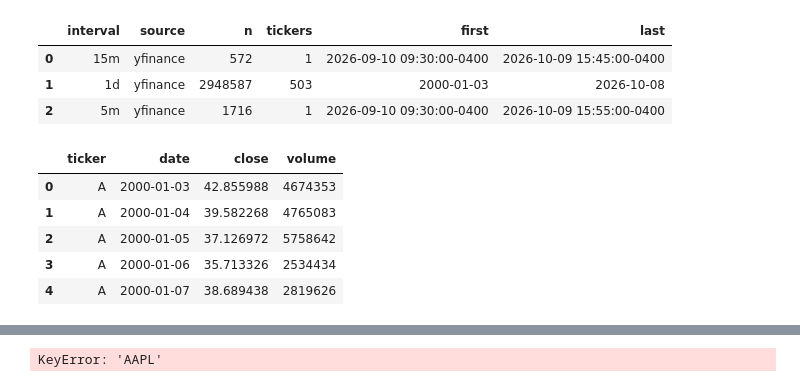
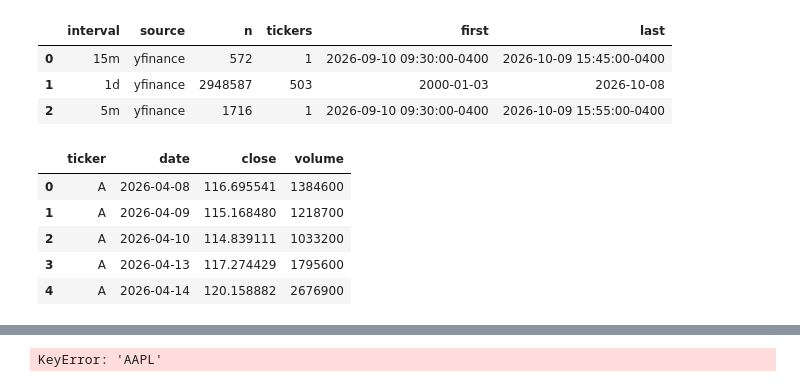
Before and after one commit to mpatelgr/finance-data-pipeline, a Jupyter notebook: notebooks/01_scikit_test.ipynb, the cells around one changed output, grey strips where cells are left out. Saved outputs shown, nothing was run; the diff lists cells and outputs as text; code cells hidden in the pictures.

```diff
--- a/notebooks/01_scikit_test.ipynb
+++ b/notebooks/01_scikit_test.ipynb
@@ -76,5 +145,5 @@ all_tickers = [ticker for tickers in sector_tickers.values() for ticker in ticke
 # %%
-def load_prices(conn, interval="1d", tickers=None, source=None):
+def load_prices(conn, interval="1d", period=None, tickers=None, source=None):
     """Load price history for one bar interval from the database.
 
     Parameters
@@ -84,6 +153,10 @@ def load_prices(conn, interval="1d", tickers=None, source=None):
     interval : str, optional
         Bar interval to select, matching the ``interval`` column.
         Default is ``"1d"``.
+    period : str, pandas.DateOffset, or None, optional
+        If given, keep only the most recent span of data, measured back
+        from the latest date in the table. See ``parse_lookback`` for
+        accepted formats. Default is None (all history).
     tickers : list of str
         Tickers to keep. Case-insensitive.
     source : str or None, optional
@@ -102,42 +175,50 @@ def load_prices(conn, interval="1d", tickers=None, source=None):
         "SELECT ticker, datetime, Close AS close, Volume AS volume "
         "FROM price_history WHERE interval = ?"
     )
     params = [interval]
     if source is not None:
         query += " AND source = ?"
         params.append(source)
 
     df = pd.read_sql(query, conn, params=params)
-    dt = pd.to_datetime(df["datetime"], utc=True)
-    df["date"] = dt.dt.tz_localize(None).dt.normalize()
+    dt = pd.to_datetime(df["datetime"], utc=True).dt.tz_localize(None)
+    intraday = interval.lower().endswith(("m", "h"))
+    df["date"] = dt if intraday else dt.dt.normalize()
     df = df.drop(columns="datetime")
 
-    if tickers:
+    if period is not None:
+        cutoff = df["date"].max() - parse_lookback(period)
+        df = df[df["date"] >= cutoff]
+
+    if tickers is not None:
         wanted = [t.upper() for t in tickers]
         missing = sorted(set(wanted) - set(df["ticker"].str.upper()))
         if missing:
             print(f"Not in database, skipped: {missing}")
         mask = df["ticker"].str.upper().isin(wanted)
         df = df[mask].reset_index(drop=True)
 
     dupes = df.duplicated(["ticker", "date"]).sum()
     if dupes:
         raise ValueError(f"{dupes} duplicate ticker/date rows; filter by source.")
 
     return df.sort_values(["ticker", "date"]).reset_index(drop=True)[
         ["ticker", "date", "close", "volume"]
     ]
 
 
-prices = load_prices(conn, interval="1d", source=None)  # adjust values
+prices = load_prices(conn, interval="1d", period="6m", source=None)  # adjust values
+
+#prices = regular_hours_only(load_prices(conn, interval="15m", period="6m"))
+
 prices.head()
 # %% [output]
 |  | ticker | date | close | volume |
-| 0 | A | 2000-01-03 | 42.855988 | 4674353 |
-| 1 | A | 2000-01-04 | 39.582268 | 4765083 |
-| 2 | A | 2000-01-05 | 37.126972 | 5758642 |
-| 3 | A | 2000-01-06 | 35.713326 | 2534434 |
-| 4 | A | 2000-01-07 | 38.689438 | 2819626 |
+| 0 | A | 2026-04-08 | 116.695541 | 1384600 |
+| 1 | A | 2026-04-09 | 115.168480 | 1218700 |
+| 2 | A | 2026-04-10 | 114.839111 | 1033200 |
+| 3 | A | 2026-04-13 | 117.274429 | 1795600 |
+| 4 | A | 2026-04-14 | 120.158882 | 2676900 |
 # %%
 FEATURES = ["ret_1", "ret_5", "ret_20", "vol_20", "ma_ratio", "volume_chg"]
 
```
Also changed, not shown: parts of 10 cells of this notebook, 1 other file.
